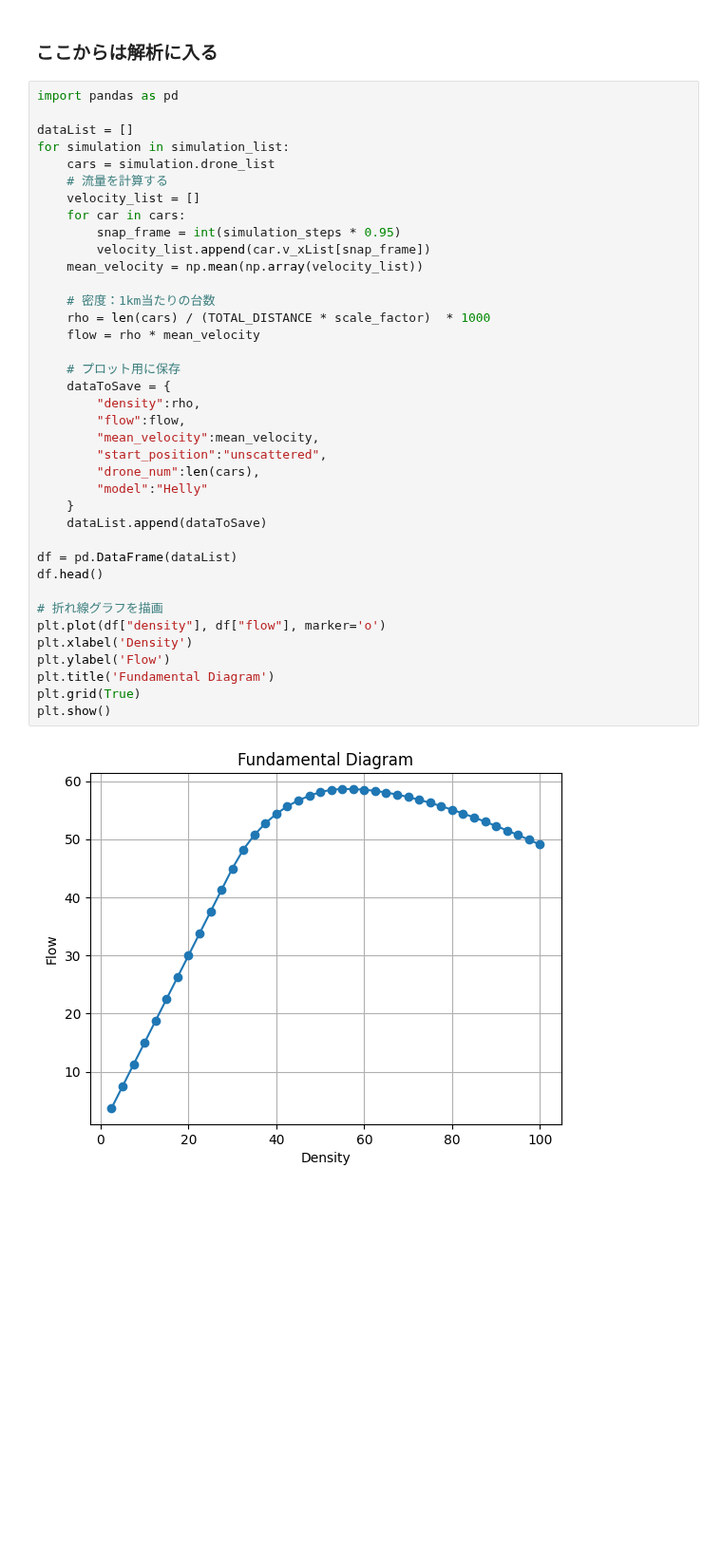
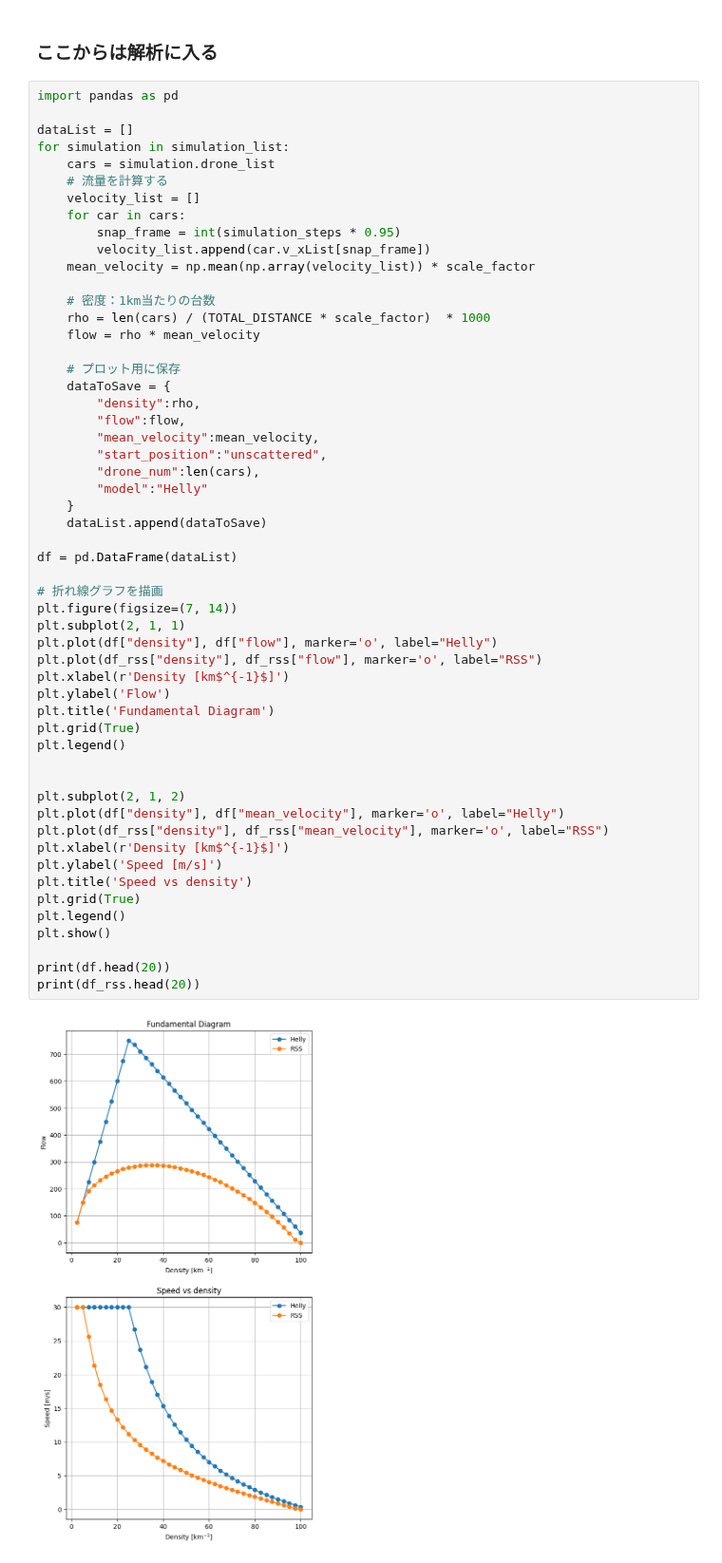
Before and after one commit to Aki-Fujita/drone_simulation, a Jupyter notebook: work/research_log/notebooks/conduct_parametric_simulation.ipynb, the cells around one changed output. Shown at 95% size. Saved outputs shown, nothing was run; the diff lists cells and outputs as text; blank space fills up the shorter version.

```diff
--- a/work/research_log/notebooks/conduct_parametric_simulation.ipynb
+++ b/work/research_log/notebooks/conduct_parametric_simulation.ipynb
@@ -146,35 +108,51 @@ for simulation in simulation_list:
     cars = simulation.drone_list
     # 流量を計算する
     velocity_list = []
     for car in cars:
         snap_frame = int(simulation_steps * 0.95)
         velocity_list.append(car.v_xList[snap_frame])
-    mean_velocity = np.mean(np.array(velocity_list))
+    mean_velocity = np.mean(np.array(velocity_list)) * scale_factor
 
     # 密度：1km当たりの台数
     rho = len(cars) / (TOTAL_DISTANCE * scale_factor)  * 1000
     flow = rho * mean_velocity
 
     # プロット用に保存
     dataToSave = {
         "density":rho,
         "flow":flow,
         "mean_velocity":mean_velocity,
         "start_position":"unscattered",
         "drone_num":len(cars),
         "model":"Helly"
     }
     dataList.append(dataToSave)
 
 df = pd.DataFrame(dataList)
-df.head()
 
 # 折れ線グラフを描画
-plt.plot(df["density"], df["flow"], marker='o')
-plt.xlabel('Density')
+plt.figure(figsize=(7, 14))
+plt.subplot(2, 1, 1)
+plt.plot(df["density"], df["flow"], marker='o', label="Helly")
+plt.plot(df_rss["density"], df_rss["flow"], marker='o', label="RSS")
+plt.xlabel(r'Density [km$^{-1}$]')
 plt.ylabel('Flow')
 plt.title('Fundamental Diagram')
 plt.grid(True)
+plt.legend()
+
+
+plt.subplot(2, 1, 2)
+plt.plot(df["density"], df["mean_velocity"], marker='o', label="Helly")
+plt.plot(df_rss["density"], df_rss["mean_velocity"], marker='o', label="RSS")
+plt.xlabel(r'Density [km$^{-1}$]')
+plt.ylabel('Speed [m/s]')
+plt.title('Speed vs density')
+plt.grid(True)
+plt.legend()
 plt.show()
+
+print(df.head(20))
+print(df_rss.head(20))
 # %% [output]
-[figure, old version]
+[figure, new version]
```
Also changed, not shown: parts of 7 cells of this notebook, 3 other files.
